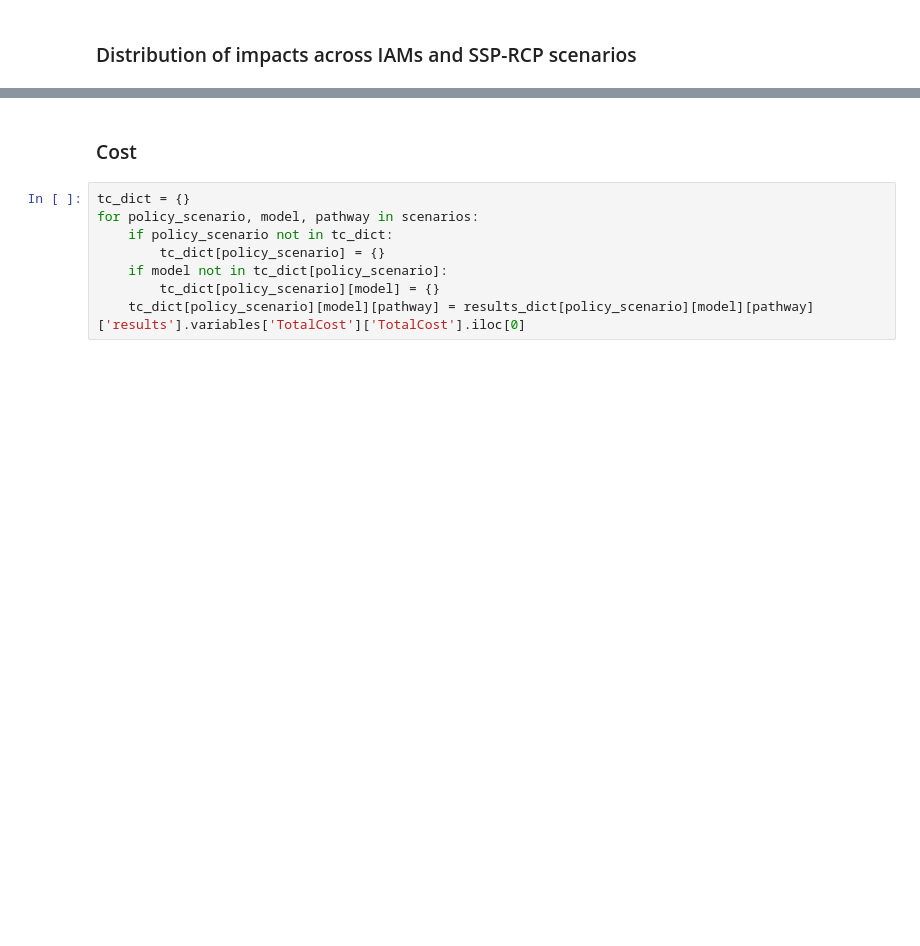
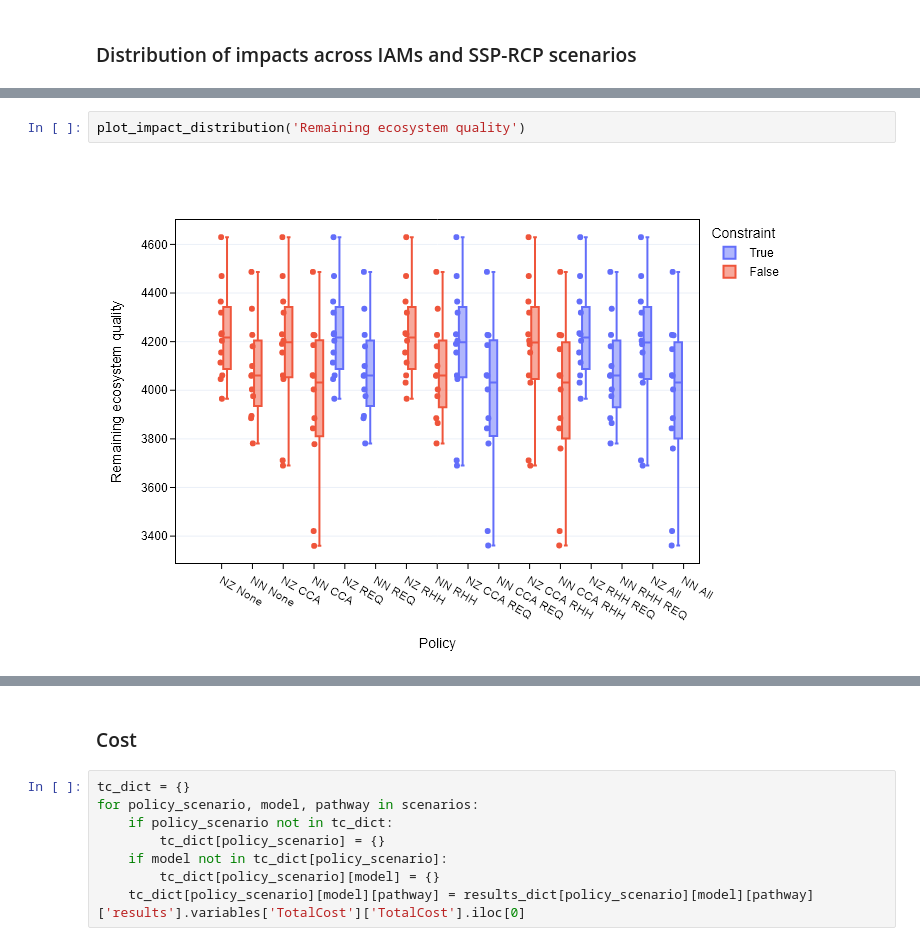
Before and after one commit to CIRAIG/EnergyScope-Quebec, a Jupyter notebook: projects/lca/04_Burden_shifting/01_Notebooks/02_Assess_burden_shifts.ipynb, the cells around one changed output, grey strips where cells are left out. Saved outputs shown, nothing was run; the diff lists cells and outputs as text; blank space fills up the shorter version.

```diff
--- a/projects/lca/04_Burden_shifting/01_Notebooks/02_Assess_burden_shifts.ipynb
+++ b/projects/lca/04_Burden_shifting/01_Notebooks/02_Assess_burden_shifts.ipynb
@@ -464,0 +694,4 @@ fig.show()
+# %%
+plot_impact_distribution('Remaining ecosystem quality')
+# %% [output]
+[figure, added]
```
Also changed, not shown: parts of 40 cells of this notebook.
